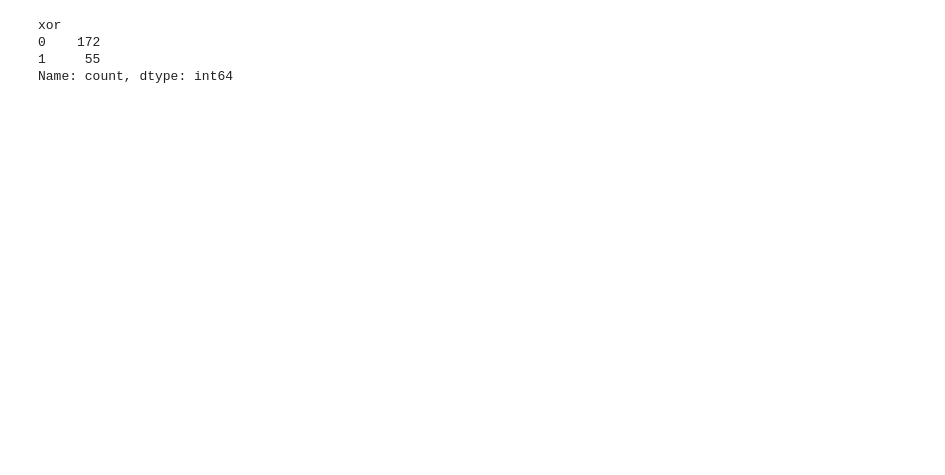
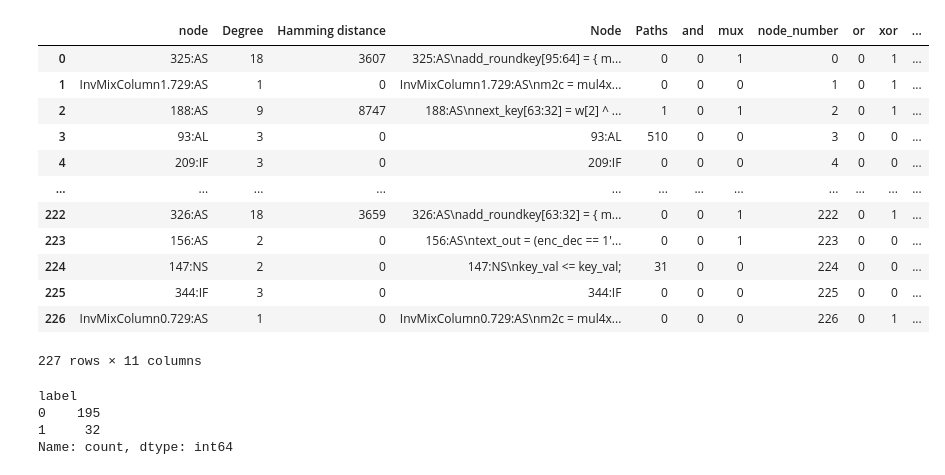
Before and after one commit to RuixiangJiang/SCAR_Reproduce, a Jupyter notebook: src/SCAR_GNN.ipynb, the cells around one changed output. Saved outputs shown, nothing was run; the diff lists cells and outputs as text; code cells hidden in the pictures; blank space fills up the shorter version.

Commit message:
update label

```diff
--- a/src/SCAR_GNN.ipynb
+++ b/src/SCAR_GNN.ipynb
@@ -13,18 +11,30 @@ file_name = "aes128_table_ecb"
 # %%
 nodeset = pd.read_csv(f"../out/features.csv")
 df = pd.read_csv(f"../out/edges.csv")
+# %%
+nodeset["label"] = nodeset["node"].str.contains(r"(sbox|mixcolumn)",
+                                          case=False, na=False).astype(int)
+nodeset
+# %% [output]
+|  | node | Degree | Hamming distance | Node | Paths | and | mux | node_number | or | xor | ... |
+| 0 | 325:AS | 18 | 3607 | 325:AS\nadd_roundkey[95:64] = { m... | 0 | 0 | 1 | 0 | 0 | 1 | ... |
+| 1 | InvMixColumn1.729:AS | 1 | 0 | InvMixColumn1.729:AS\nm2c = mul4x... | 0 | 0 | 0 | 1 | 0 | 1 | ... |
+| 2 | 188:AS | 9 | 8747 | 188:AS\nnext_key[63:32] = w[2] ^ ... | 1 | 0 | 1 | 2 | 0 | 1 | ... |
+| 3 | 93:AL | 3 | 0 | 93:AL | 510 | 0 | 0 | 3 | 0 | 0 | ... |
+| 4 | 209:IF | 3 | 0 | 209:IF | 0 | 0 | 0 | 4 | 0 | 0 | ... |
+| ... | ... | ... | ... | ... | ... | ... | ... | ... | ... | ... | ... |
+| 222 | 326:AS | 18 | 3659 | 326:AS\nadd_roundkey[63:32] = { m... | 0 | 0 | 1 | 222 | 0 | 1 | ... |
+| 223 | 156:AS | 2 | 0 | 156:AS\ntext_out = (enc_dec == 1'... | 0 | 0 | 1 | 223 | 0 | 0 | ... |
+| 224 | 147:NS | 2 | 0 | 147:NS\nkey_val <= key_val; | 31 | 0 | 0 | 224 | 0 | 0 | ... |
+| 225 | 344:IF | 3 | 0 | 344:IF | 0 | 0 | 0 | 225 | 0 | 0 | ... |
+| 226 | InvMixColumn0.729:AS | 1 | 0 | InvMixColumn0.729:AS\nm2c = mul4x... | 0 | 0 | 0 | 226 | 0 | 1 | ... |
+227 rows × 11 columns
 # %%
 if "label" in nodeset.columns:
     label = "label"
 else:
     label = "xor" # suppose xor is the label
 # In the paper, nodes belonging to the Sbox and Mixcolumns modules are labeled as 1
-
-X = nodeset.drop(columns=[label])
-y = nodeset[label]
-X_train, X_test, y_train, y_test = train_test_split(
-    X, y, test_size=0.2, random_state=42, stratify=y
-)
 
 class_values = sorted(nodeset[label].unique())
 class_idx = {name: id for id, name in enumerate(class_values)}
@@ -35,10 +45,10 @@ df["source"] = df["source"].apply(lambda name: paper_idx[name])
 df["target"] = df["target"].apply(lambda name: paper_idx[name])
 nodeset[label] = nodeset[label].apply(lambda value: class_idx[value])
 
-print(nodeset.xor.value_counts())
+print(nodeset.label.value_counts())
 # %% [output]
-xor
-0    172
-1     55
+label
+0    195
+1     32
 Name: count, dtype: int64
 # %%
```
Also changed, not shown: parts of 9 cells of this notebook.
